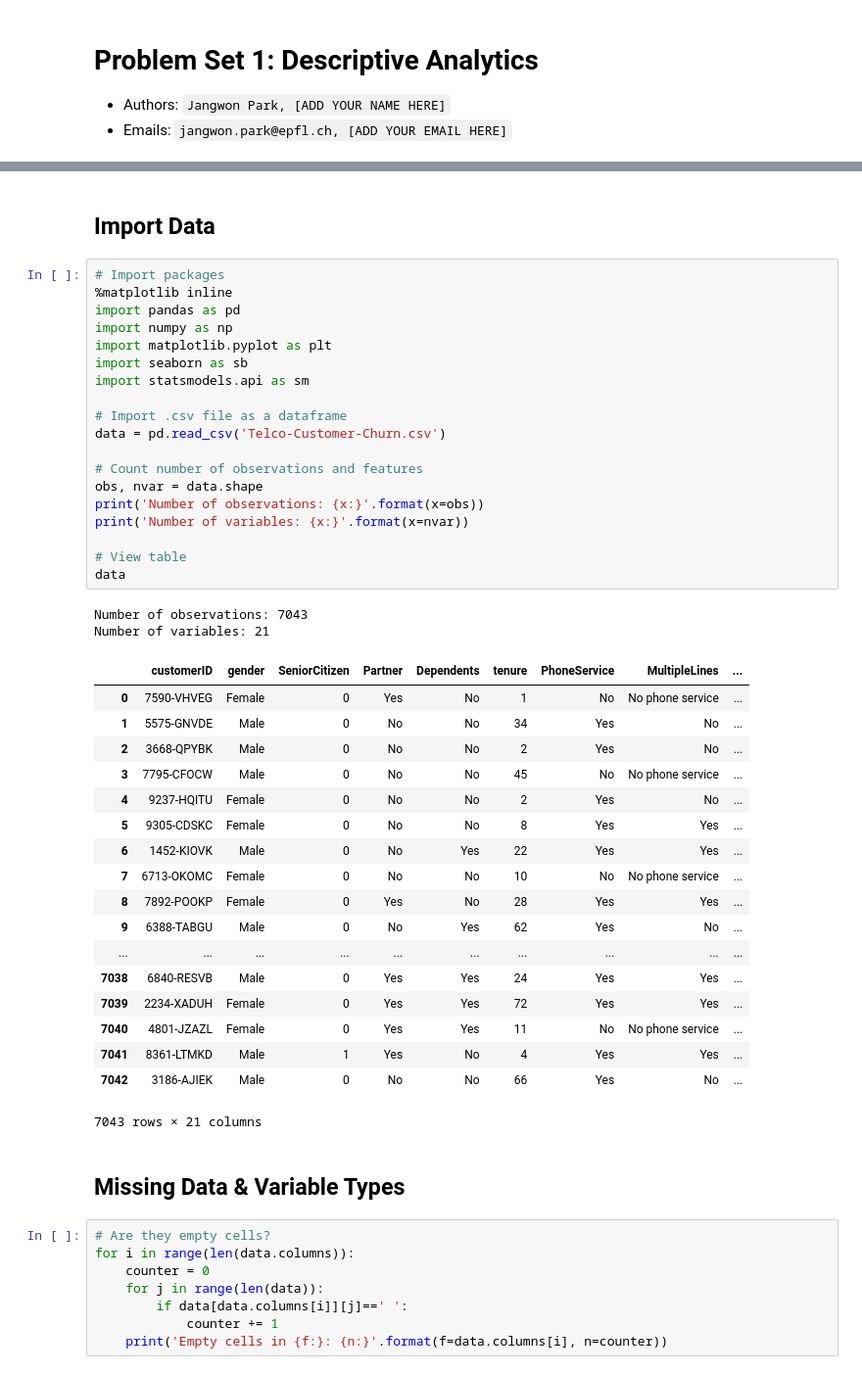
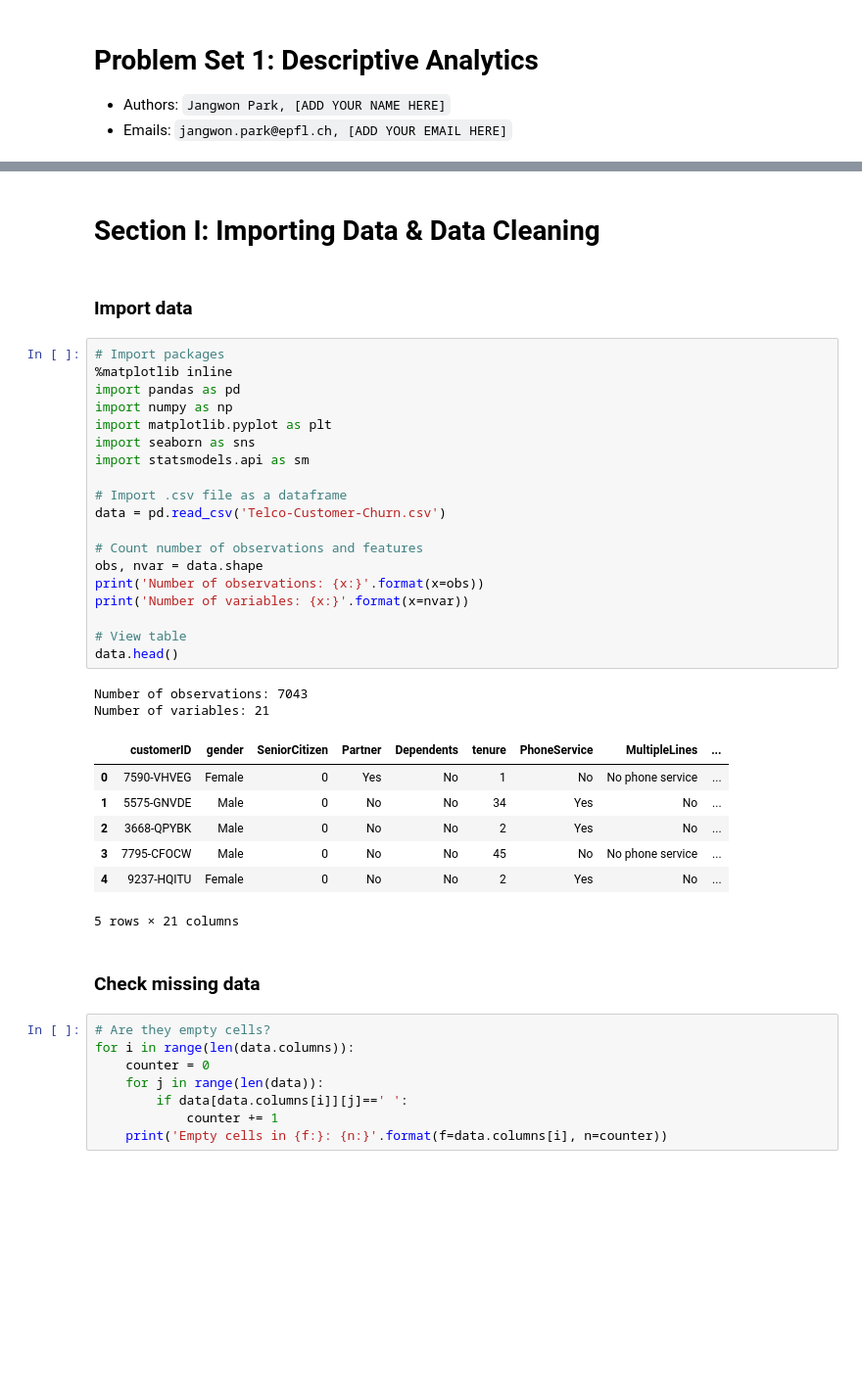
Before and after one commit to parkjan4/DSIP, a Jupyter notebook: ProblemSet1/ProblemSet1.ipynb, the cells around one changed output, grey strips where cells are left out. Shown: that part at 98% size. Cells and saved outputs as stored; diff of their text form; blank space fills up the shorter version.

```diff
--- a/ProblemSet1/ProblemSet1.ipynb
+++ b/ProblemSet1/ProblemSet1.ipynb
@@ -28,47 +56,38 @@
+# %% [markdown]
+# Section I: Importing Data & Data Cleaning
 # %% [markdown]
-## Import Data
+### Import data
 # %%
 # Import packages
 %matplotlib inline
 import pandas as pd
 import numpy as np
 import matplotlib.pyplot as plt
-import seaborn as sb
+import seaborn as sns
 import statsmodels.api as sm
 
 # Import .csv file as a dataframe
 data = pd.read_csv('Telco-Customer-Churn.csv')
 
 # Count number of observations and features
 obs, nvar = data.shape
 print('Number of observations: {x:}'.format(x=obs))
 print('Number of variables: {x:}'.format(x=nvar))
 
 # View table
-data
+data.head()
 # %% [output]
 Number of observations: 7043
 Number of variables: 21
 |  | customerID | gender | SeniorCitizen | Partner | Dependents | tenure | PhoneService | MultipleLines | ... |
 | 0 | 7590-VHVEG | Female | 0 | Yes | No | 1 | No | No phone service | ... |
 | 1 | 5575-GNVDE | Male | 0 | No | No | 34 | Yes | No | ... |
 | 2 | 3668-QPYBK | Male | 0 | No | No | 2 | Yes | No | ... |
 | 3 | 7795-CFOCW | Male | 0 | No | No | 45 | No | No phone service | ... |
 | 4 | 9237-HQITU | Female | 0 | No | No | 2 | Yes | No | ... |
-| 5 | 9305-CDSKC | Female | 0 | No | No | 8 | Yes | Yes | ... |
-| 6 | 1452-KIOVK | Male | 0 | No | Yes | 22 | Yes | Yes | ... |
-| 7 | 6713-OKOMC | Female | 0 | No | No | 10 | No | No phone service | ... |
-| 8 | 7892-POOKP | Female | 0 | Yes | No | 28 | Yes | Yes | ... |
-| 9 | 6388-TABGU | Male | 0 | No | Yes | 62 | Yes | No | ... |
-| ... | ... | ... | ... | ... | ... | ... | ... | ... | ... |
-| 7038 | 6840-RESVB | Male | 0 | Yes | Yes | 24 | Yes | Yes | ... |
-| 7039 | 2234-XADUH | Female | 0 | Yes | Yes | 72 | Yes | Yes | ... |
-| 7040 | 4801-JZAZL | Female | 0 | Yes | Yes | 11 | No | No phone service | ... |
-| 7041 | 8361-LTMKD | Male | 1 | Yes | No | 4 | Yes | Yes | ... |
-| 7042 | 3186-AJIEK | Male | 0 | No | No | 66 | Yes | No | ... |
-7043 rows × 21 columns
+5 rows × 21 columns
-# %% [markdown]
-## Missing Data & Variable Types
+# %% [markdown]
+### Check missing data
 # %%
 # Are they empty cells?
 for i in range(len(data.columns)):
```
Also changed, not shown: parts of 19 cells of this notebook, 1 other file.
